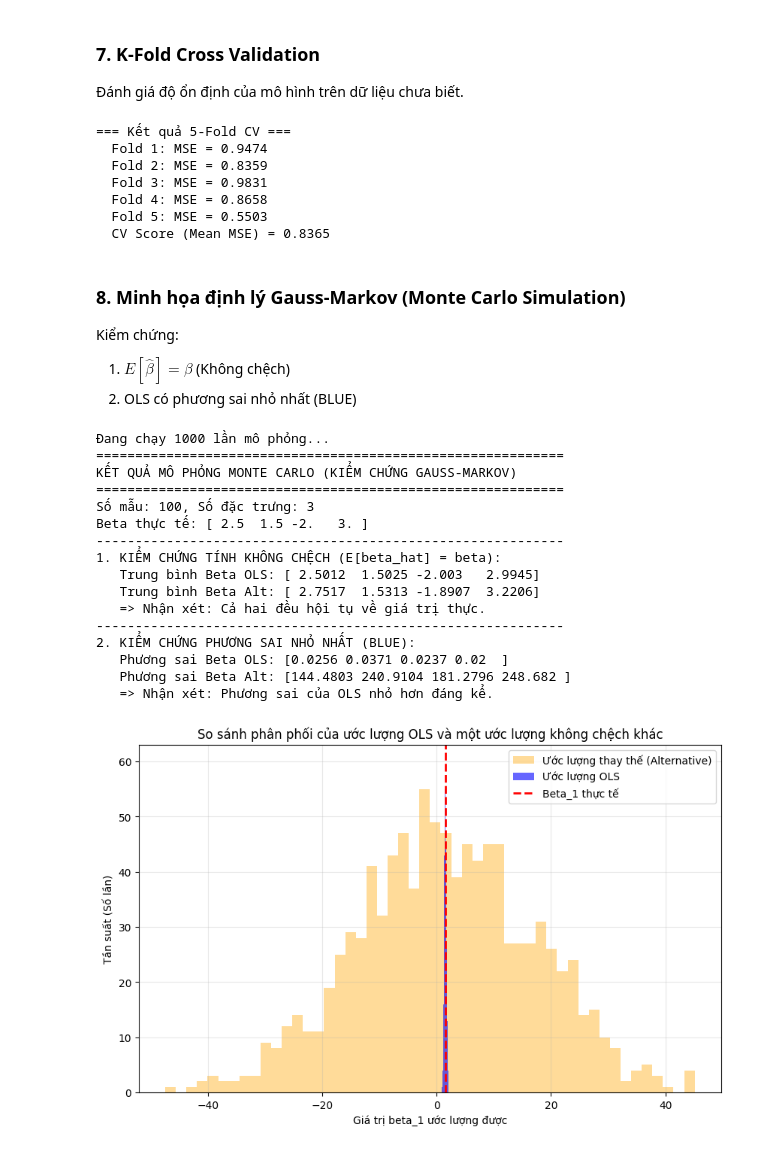
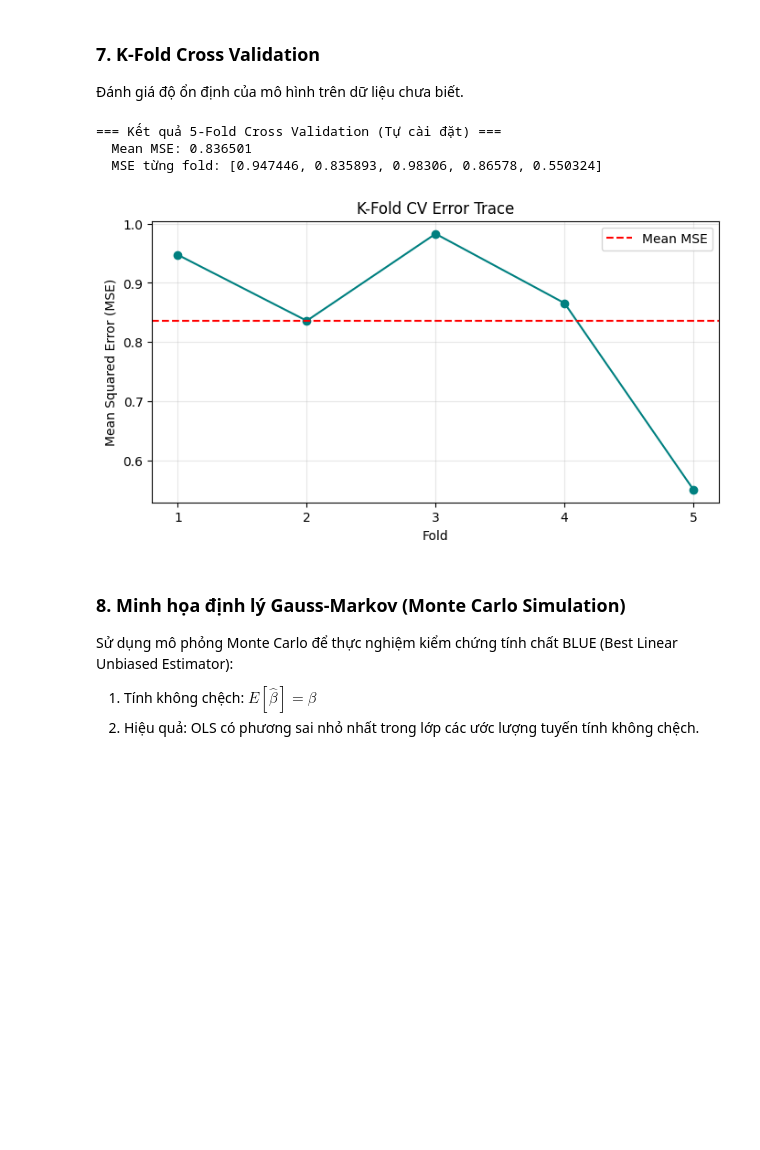
Before and after one commit to NguyenQuocDat06-AI/Predict-PM2.5-Air-Quality, a Jupyter notebook: part1/part1_notebook.ipynb, the cells around one changed output. Saved outputs shown, nothing was run; the diff lists cells and outputs as text; code cells hidden in the pictures; blank space fills up the shorter version.

```diff
--- a/part1/part1_notebook.ipynb
+++ b/part1/part1_notebook.ipynb
@@ -178,39 +214,34 @@ residual_plots(X, y, beta_hat)
 ### 7. K-Fold Cross Validation
 
 Đánh giá độ ổn định của mô hình trên dữ liệu chưa biết.
-# %%
-cv_score, mse_list = kfold_cv(X, y, k=5)
-# %% [output]
-=== Kết quả 5-Fold CV ===
-  Fold 1: MSE = 0.9474
-  Fold 2: MSE = 0.8359
-  Fold 3: MSE = 0.9831
-  Fold 4: MSE = 0.8658
-  Fold 5: MSE = 0.5503
-  CV Score (Mean MSE) = 0.8365
+# %%
+# Thực hiện k-Fold CV (kết quả trả về là trung bình MSE và danh sách MSE từng fold)
+cv_score, mse_list = kfold_cv(X, y, k=5)
+
+print(f"=== Kết quả 5-Fold Cross Validation (Tự cài đặt) ===")
+print(f"  Mean MSE: {cv_score:.6f}")
+print(f"  MSE từng fold: {[round(m, 6) for m in mse_list]}")
+
+# Vẽ biểu đồ MSE qua các fold để trực quan hóa
+plt.figure(figsize=(8, 4))
+plt.plot(range(1, 6), mse_list, marker='o', linestyle='-', color='teal')
+plt.axhline(cv_score, color='red', linestyle='--', label='Mean MSE')
+plt.xlabel('Fold')
+plt.ylabel('Mean Squared Error (MSE)')
+plt.title('K-Fold CV Error Trace')
+plt.xticks(range(1, 6))
+plt.legend()
+plt.grid(True, alpha=0.3)
+plt.show()
+# %% [output]
+=== Kết quả 5-Fold Cross Validation (Tự cài đặt) ===
+  Mean MSE: 0.836501
+  MSE từng fold: [0.947446, 0.835893, 0.98306, 0.86578, 0.550324]
+[figure, added]
 # %% [markdown]
 ### 8. Minh họa định lý Gauss-Markov (Monte Carlo Simulation)
 
-Kiểm chứng:
-1. $E[\hat{\beta}] = \beta$ (Không chệch)
-2. OLS có phương sai nhỏ nhất (BLUE)
+Sử dụng mô phỏng Monte Carlo để thực nghiệm kiểm chứng tính chất BLUE (Best Linear Unbiased Estimator):
+
+1. Tính không chệch: $E[\hat{\beta}] = \beta$
+2. Hiệu quả: OLS có phương sai nhỏ nhất trong lớp các ước lượng tuyến tính không chệch.
-# %%
-run_monte_carlo(n_simulations=1000)
-# %% [output]
-Đang chạy 1000 lần mô phỏng...
-============================================================
-KẾT QUẢ MÔ PHỎNG MONTE CARLO (KIỂM CHỨNG GAUSS-MARKOV)
-============================================================
-Số mẫu: 100, Số đặc trưng: 3
-Beta thực tế: [ 2.5  1.5 -2.   3. ]
-------------------------------------------------------------
-1. KIỂM CHỨNG TÍNH KHÔNG CHỆCH (E[beta_hat] = beta):
-   Trung bình Beta OLS: [ 2.5012  1.5025 -2.003   2.9945]
-   Trung bình Beta Alt: [ 2.7517  1.5313 -1.8907  3.2206]
-   => Nhận xét: Cả hai đều hội tụ về giá trị thực.
-------------------------------------------------------------
-2. KIỂM CHỨNG PHƯƠNG SAI NHỎ NHẤT (BLUE):
-   Phương sai Beta OLS: [0.0256 0.0371 0.0237 0.02  ]
-   Phương sai Beta Alt: [144.4803 240.9104 181.2796 248.682 ]
-   => Nhận xét: Phương sai của OLS nhỏ hơn đáng kể.
-[figure, removed]
```
Also changed, not shown: parts of 15 cells of this notebook, 4 other files.
